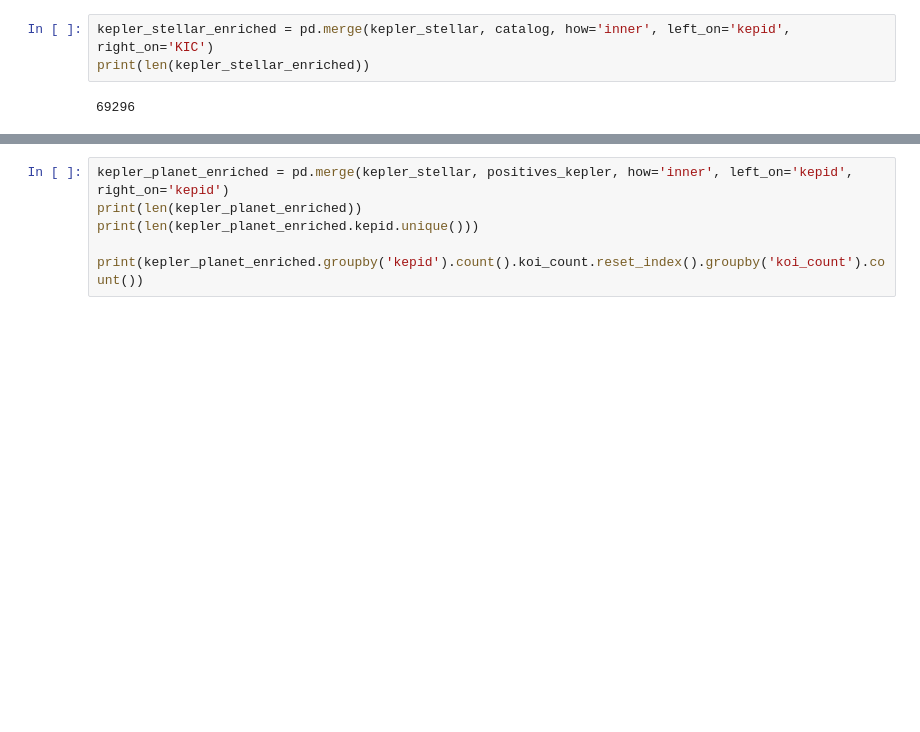
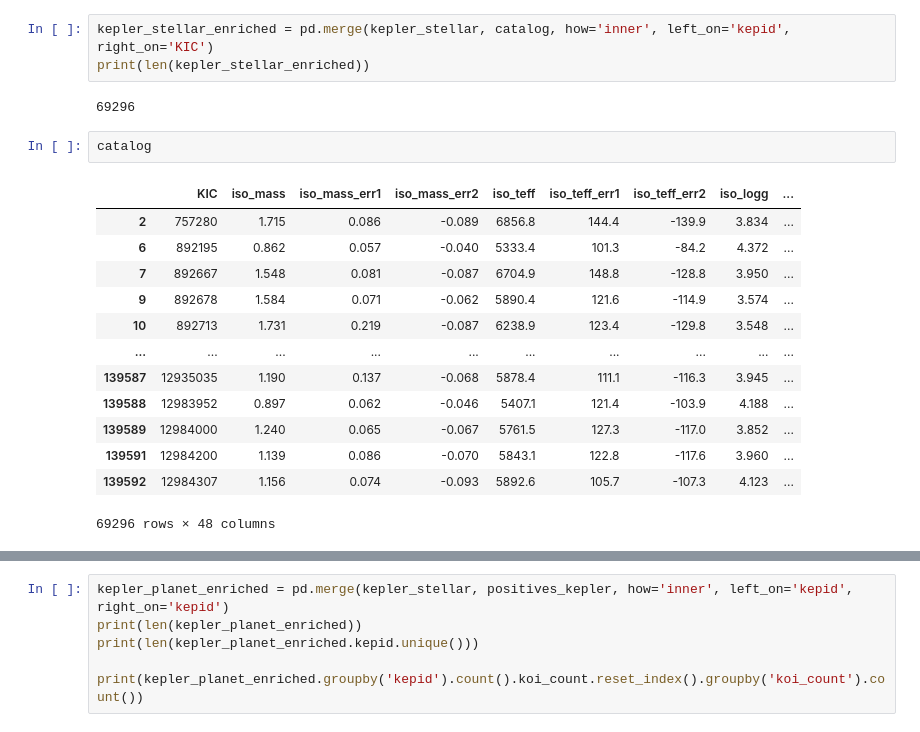
Before and after one commit to exoclam/sculpting, a Jupyter notebook: isolate_with_bedell.ipynb, the cells around one changed output, grey strips where cells are left out. Drawn from its saved outputs; the diff is of its cells as text; blank space fills up the shorter version.

```diff
--- a/isolate_with_bedell.ipynb
+++ b/isolate_with_bedell.ipynb
@@ -708,3 +838,19 @@ kepler_stellar_enriched = pd.merge(kepler_stellar, catalog, how='inner', left_on
 print(len(kepler_stellar_enriched))
 # %% [output]
 69296
+# %%
+catalog
+# %% [output]
+|  | KIC | iso_mass | iso_mass_err1 | iso_mass_err2 | iso_teff | iso_teff_err1 | iso_teff_err2 | iso_logg | ... |
+| 2 | 757280 | 1.715 | 0.086 | -0.089 | 6856.8 | 144.4 | -139.9 | 3.834 | ... |
+| 6 | 892195 | 0.862 | 0.057 | -0.040 | 5333.4 | 101.3 | -84.2 | 4.372 | ... |
+| 7 | 892667 | 1.548 | 0.081 | -0.087 | 6704.9 | 148.8 | -128.8 | 3.950 | ... |
+| 9 | 892678 | 1.584 | 0.071 | -0.062 | 5890.4 | 121.6 | -114.9 | 3.574 | ... |
+| 10 | 892713 | 1.731 | 0.219 | -0.087 | 6238.9 | 123.4 | -129.8 | 3.548 | ... |
+| ... | ... | ... | ... | ... | ... | ... | ... | ... | ... |
+| 139587 | 12935035 | 1.190 | 0.137 | -0.068 | 5878.4 | 111.1 | -116.3 | 3.945 | ... |
+| 139588 | 12983952 | 0.897 | 0.062 | -0.046 | 5407.1 | 121.4 | -103.9 | 4.188 | ... |
+| 139589 | 12984000 | 1.240 | 0.065 | -0.067 | 5761.5 | 127.3 | -117.0 | 3.852 | ... |
+| 139591 | 12984200 | 1.139 | 0.086 | -0.070 | 5843.1 | 122.8 | -117.6 | 3.960 | ... |
+| 139592 | 12984307 | 1.156 | 0.074 | -0.093 | 5892.6 | 105.7 | -107.3 | 4.123 | ... |
+69296 rows × 48 columns
```
Also changed, not shown: parts of 16 cells of this notebook, 2 other files.
